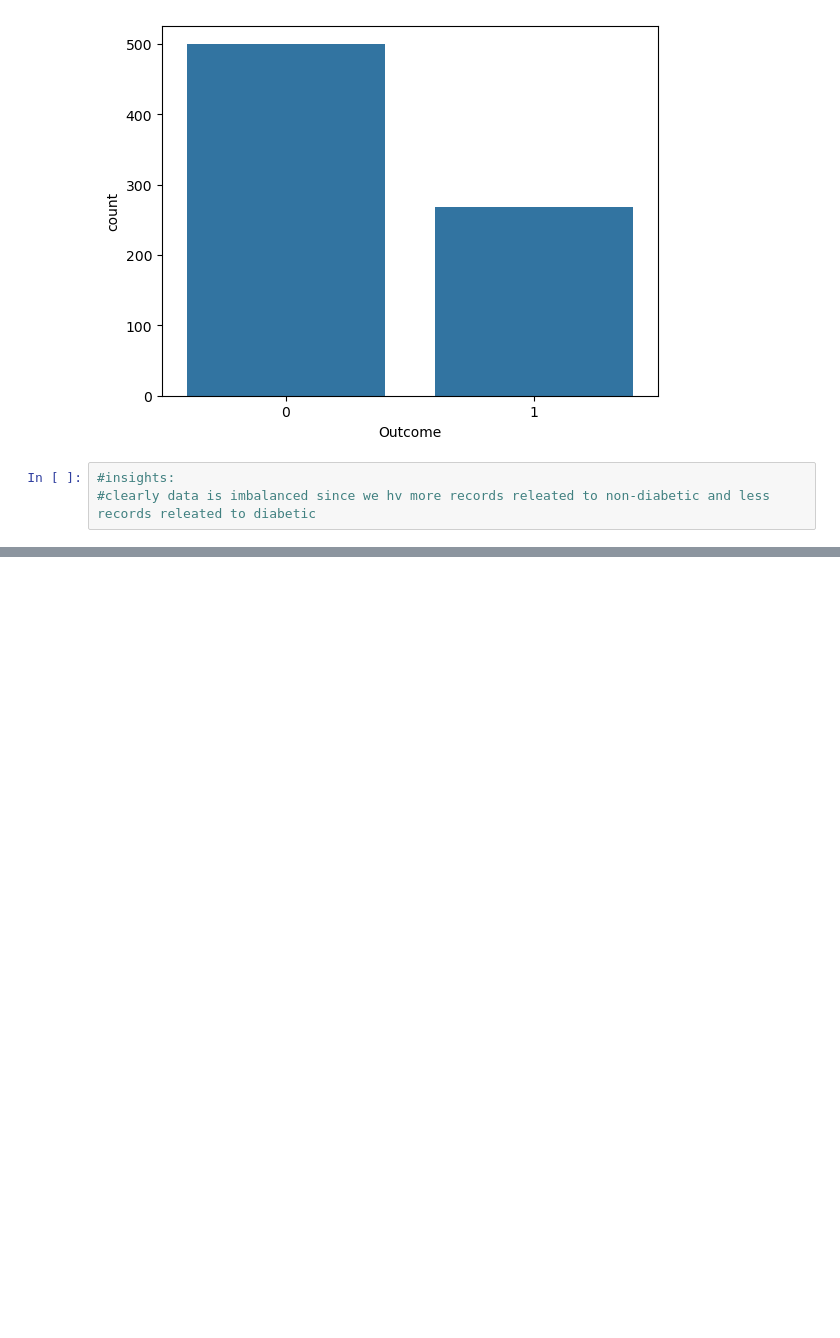
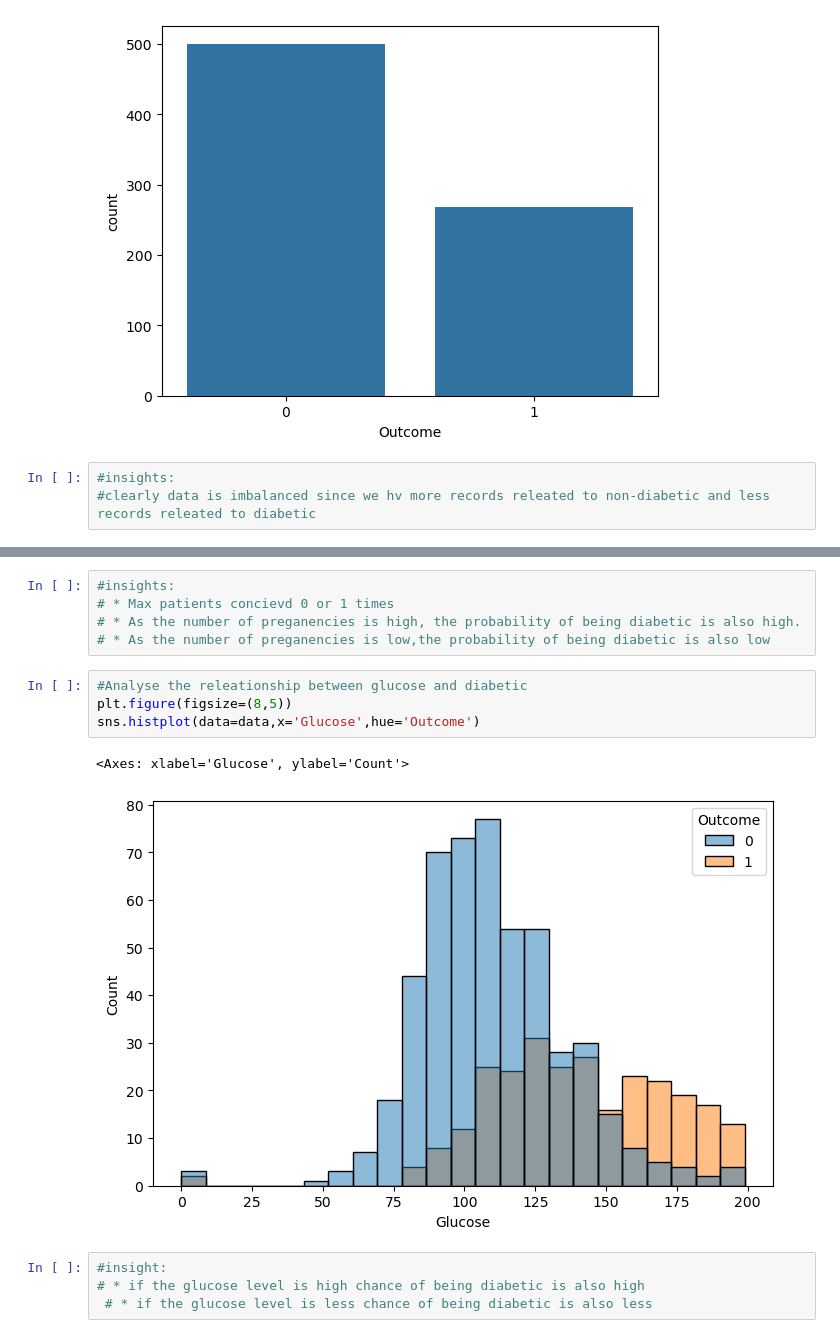
Before and after one commit to Arshiyatabassun/numpylmsrecordingDatamites, a Jupyter notebook: Logistic Regression.ipynb, the cells around one changed output, grey strips where cells are left out. Cells and saved outputs as stored; diff of their text form; blank space fills up the shorter version.

```diff
--- a/Logistic Regression.ipynb
+++ b/Logistic Regression.ipynb
@@ -145,0 +171,16 @@ sns.countplot(x=data.Outcome)
+# %%
+#insights:
+# * Max patients concievd 0 or 1 times
+# * As the number of preganencies is high, the probability of being diabetic is also high.
+# * As the number of preganencies is low,the probability of being diabetic is also low
+# %%
+#Analyse the releationship between glucose and diabetic
+plt.figure(figsize=(8,5))
+sns.histplot(data=data,x='Glucose',hue='Outcome')
+# %% [output]
+<Axes: xlabel='Glucose', ylabel='Count'>
+[figure, added]
+# %%
+#insight:
+# * if the glucose level is high chance of being diabetic is also high
+ # * if the glucose level is less chance of being diabetic is also less
```
Also changed, not shown: parts of 8 cells of this notebook.
